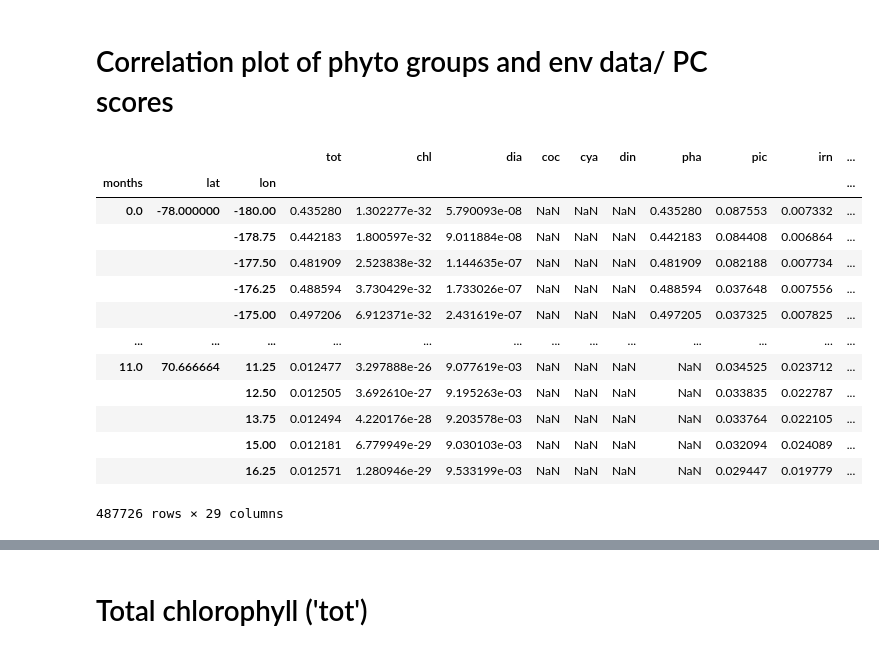
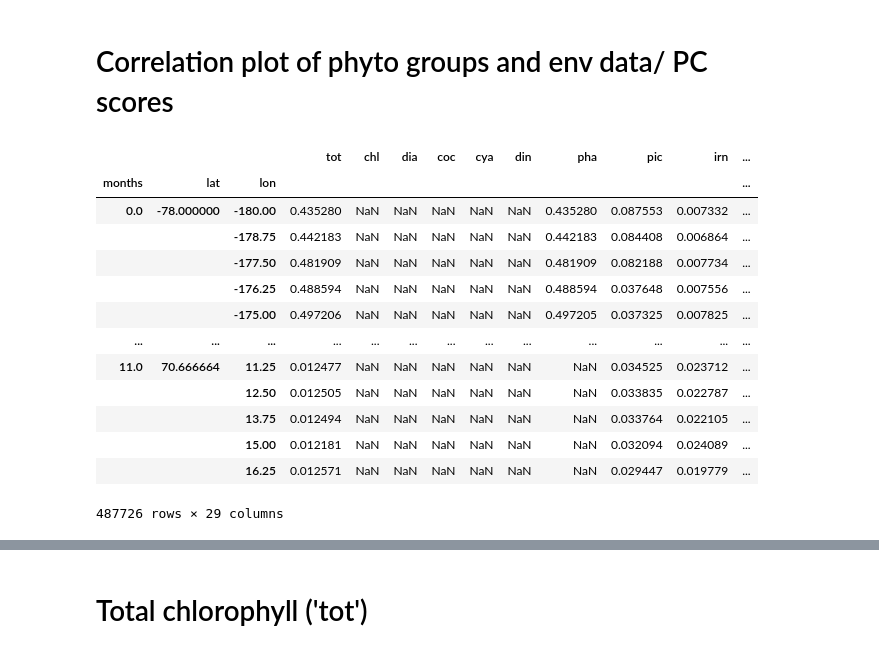
Before and after one commit to aewindle110/PCC_OASIM, a Jupyter notebook: 3_MLR_cross_validation.ipynb, the cells around one changed output, grey strips where cells are left out. Saved outputs shown, nothing was run; the diff lists cells and outputs as text; code cells hidden in the pictures.

```diff
--- a/3_MLR_cross_validation.ipynb
+++ b/3_MLR_cross_validation.ipynb
@@ -165,25 +165,25 @@ pha_dat.log_pha.plot.hist(ax=axs[6], title='log_pha')
 # %% [markdown]
 # Correlation plot of phyto groups and env data/ PC scores
 # %%
-phyto_vars = ['tot', 'coc', 'coc', 'coc', 'cya', 'din', 'pha']
+phyto_vars = ['tot', 'chl', 'dia', 'coc', 'cya', 'din', 'pha']
 
 for i in range(len(phyto_vars)):
     rrs_xds_dat[phyto_vars[i]][rrs_xds_dat[phyto_vars[i]] < 0.01] = np.nan
 rrs_xds_dat
 # %% [output]
 |  |  |  | tot | chl | dia | coc | cya | din | pha | pic | irn | ... |
 | months | lat | lon |  |  |  |  |  |  |  |  |  | ... |
-| 0.0 | -78.000000 | -180.00 | 0.435280 | 1.302277e-32 | 5.790093e-08 | NaN | NaN | NaN | 0.435280 | 0.087553 | 0.007332 | ... |
-|  |  | -178.75 | 0.442183 | 1.800597e-32 | 9.011884e-08 | NaN | NaN | NaN | 0.442183 | 0.084408 | 0.006864 | ... |
-|  |  | -177.50 | 0.481909 | 2.523838e-32 | 1.144635e-07 | NaN | NaN | NaN | 0.481909 | 0.082188 | 0.007734 | ... |
-|  |  | -176.25 | 0.488594 | 3.730429e-32 | 1.733026e-07 | NaN | NaN | NaN | 0.488594 | 0.037648 | 0.007556 | ... |
-|  |  | -175.00 | 0.497206 | 6.912371e-32 | 2.431619e-07 | NaN | NaN | NaN | 0.497205 | 0.037325 | 0.007825 | ... |
+| 0.0 | -78.000000 | -180.00 | 0.435280 | NaN | NaN | NaN | NaN | NaN | 0.435280 | 0.087553 | 0.007332 | ... |
+|  |  | -178.75 | 0.442183 | NaN | NaN | NaN | NaN | NaN | 0.442183 | 0.084408 | 0.006864 | ... |
+|  |  | -177.50 | 0.481909 | NaN | NaN | NaN | NaN | NaN | 0.481909 | 0.082188 | 0.007734 | ... |
+|  |  | -176.25 | 0.488594 | NaN | NaN | NaN | NaN | NaN | 0.488594 | 0.037648 | 0.007556 | ... |
+|  |  | -175.00 | 0.497206 | NaN | NaN | NaN | NaN | NaN | 0.497205 | 0.037325 | 0.007825 | ... |
 | ... | ... | ... | ... | ... | ... | ... | ... | ... | ... | ... | ... | ... |
-| 11.0 | 70.666664 | 11.25 | 0.012477 | 3.297888e-26 | 9.077619e-03 | NaN | NaN | NaN | NaN | 0.034525 | 0.023712 | ... |
-|  |  | 12.50 | 0.012505 | 3.692610e-27 | 9.195263e-03 | NaN | NaN | NaN | NaN | 0.033835 | 0.022787 | ... |
-|  |  | 13.75 | 0.012494 | 4.220176e-28 | 9.203578e-03 | NaN | NaN | NaN | NaN | 0.033764 | 0.022105 | ... |
-|  |  | 15.00 | 0.012181 | 6.779949e-29 | 9.030103e-03 | NaN | NaN | NaN | NaN | 0.032094 | 0.024089 | ... |
-|  |  | 16.25 | 0.012571 | 1.280946e-29 | 9.533199e-03 | NaN | NaN | NaN | NaN | 0.029447 | 0.019779 | ... |
+| 11.0 | 70.666664 | 11.25 | 0.012477 | NaN | NaN | NaN | NaN | NaN | NaN | 0.034525 | 0.023712 | ... |
+|  |  | 12.50 | 0.012505 | NaN | NaN | NaN | NaN | NaN | NaN | 0.033835 | 0.022787 | ... |
+|  |  | 13.75 | 0.012494 | NaN | NaN | NaN | NaN | NaN | NaN | 0.033764 | 0.022105 | ... |
+|  |  | 15.00 | 0.012181 | NaN | NaN | NaN | NaN | NaN | NaN | 0.032094 | 0.024089 | ... |
+|  |  | 16.25 | 0.012571 | NaN | NaN | NaN | NaN | NaN | NaN | 0.029447 | 0.019779 | ... |
 487726 rows × 29 columns
 # %%
 fig, axs = plt.subplots(figsize=(8,8), sharey=True, layout='compressed')
```
Also changed, not shown: parts of 9 cells of this notebook.
